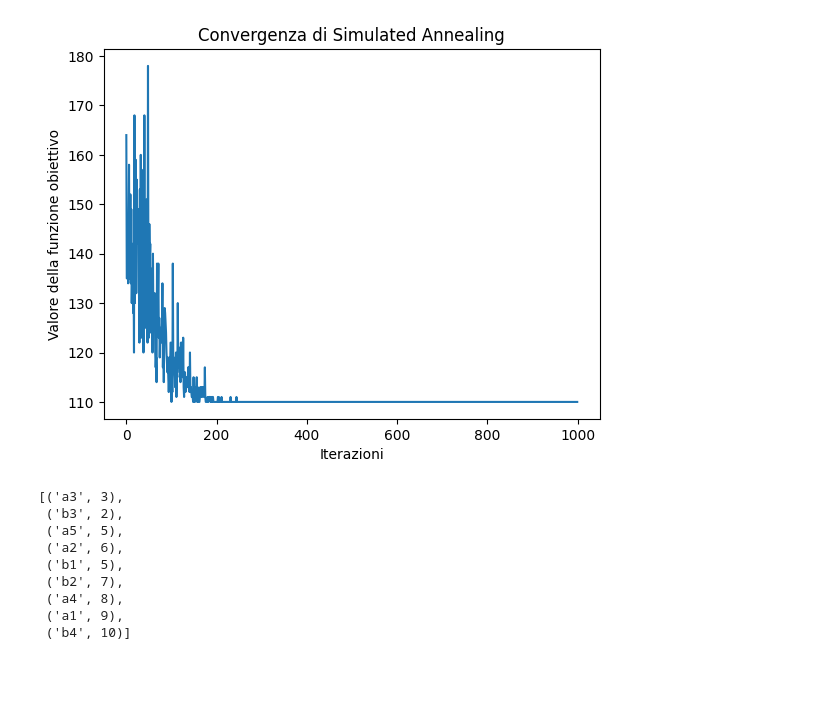
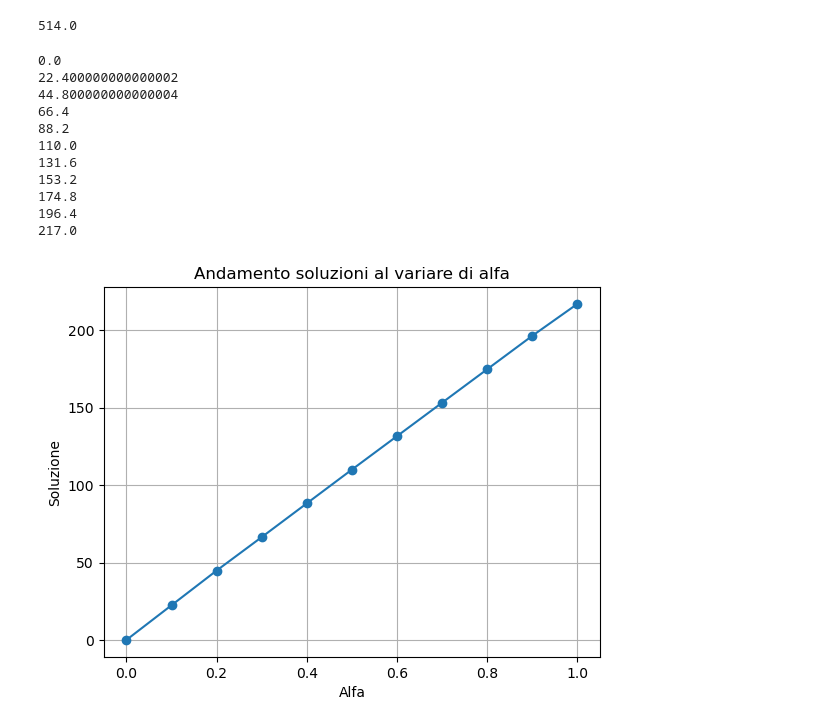
Before and after one commit to FabLetizia/Job-shop-scheduling, a Jupyter notebook: simulated_annealing.ipynb, the cells around one changed output. Saved outputs shown, nothing was run; the diff lists cells and outputs as text; code cells hidden in the pictures; blank space fills up the shorter version.

```diff
--- a/simulated_annealing.ipynb
+++ b/simulated_annealing.ipynb
@@ -66,9 +74,18 @@ def energia(soluzione, alfa):
 # %%
 def genera_temperatura_iniziale(soluzione, alfa):
     vicini = vicinato(soluzione)
-    j = random.randint(0, len(vicini)-1)
-    y = vicini[j]
+    differenze_energie = list()
+    for vicino in vicini:
+        diff = abs(energia(soluzione, alfa) - energia(vicino, alfa))
+        differenze_energie.append(diff)
 
-#se la differenza è uguale a zero cerco un altro vicino
-    return abs(energia(soluzione, alfa) - energia(y, alfa))
+    return max(differenze_energie)
+
+#     j = random.randint(0, len(vicini)-1)
+#     y = vicini[j]
+
+#     if(abs(energia(soluzione, alfa) - energia(y, alfa)) != 0):
+#         return abs(energia(soluzione, alfa) - energia(y, alfa))
+# #se la differenza è uguale a zero cerco un altro vicino
+#     return abs(energia(soluzione, alfa) - energia(y, alfa))
 # %%
@@ -117,16 +128,40 @@ def simulated_annealing(jobs):
 # %%
-soluzione_ottima = simulated_annealing(jobs)
+soluzione_ottima = simulated_annealing(jobs, 1000, 0.5, 0.9)
-# %% [output]
-[figure, removed]
 # %%
-soluzione_ottima
+soluzione_ottima[1]
 # %% [output]
-[('a3', 3),
- ('b3', 2),
- ('a5', 5),
- ('a2', 6),
- ('b1', 5),
- ('b2', 7),
- ('a4', 8),
- ('a1', 9),
- ('b4', 10)]
+514.0
+# %%
+# Lista per memorizzare i valori di alfa
+alfas = []
+# Lista per memorizzare i valori di y
+soluzioni = []
+n_iter = 1000
+
+# Chiamata del metodo con alfa che varia da 0 a 1 con incremento di 0.1
+for alfa in [i / 10.0 for i in range(11)]:
+    alfas.append(alfa)
+    best, best_eval = simulated_annealing(jobs, 1000, alfa, 0.95)
+    print(best_eval)
+    soluzioni.append(best_eval)
+
+# Plot dei risultati
+plt.plot(alfas, soluzioni, marker='o')
+plt.xlabel('Alfa')
+plt.ylabel('Soluzione')
+plt.title('Andamento soluzioni al variare di alfa')
+plt.grid(True)
+plt.show()
+# %% [output]
+0.0
+22.400000000000002
+44.800000000000004
+66.4
+88.2
+110.0
+131.6
+153.2
+174.8
+196.4
+217.0
+[figure, added]
```
Also changed, not shown: parts of 41 cells of this notebook.
